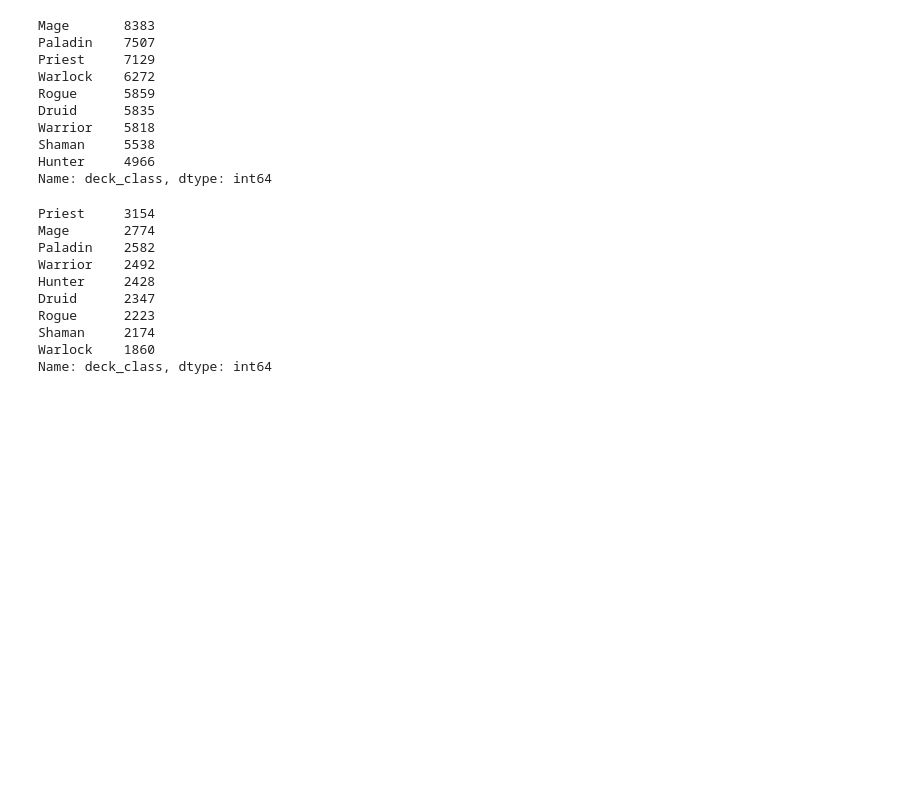
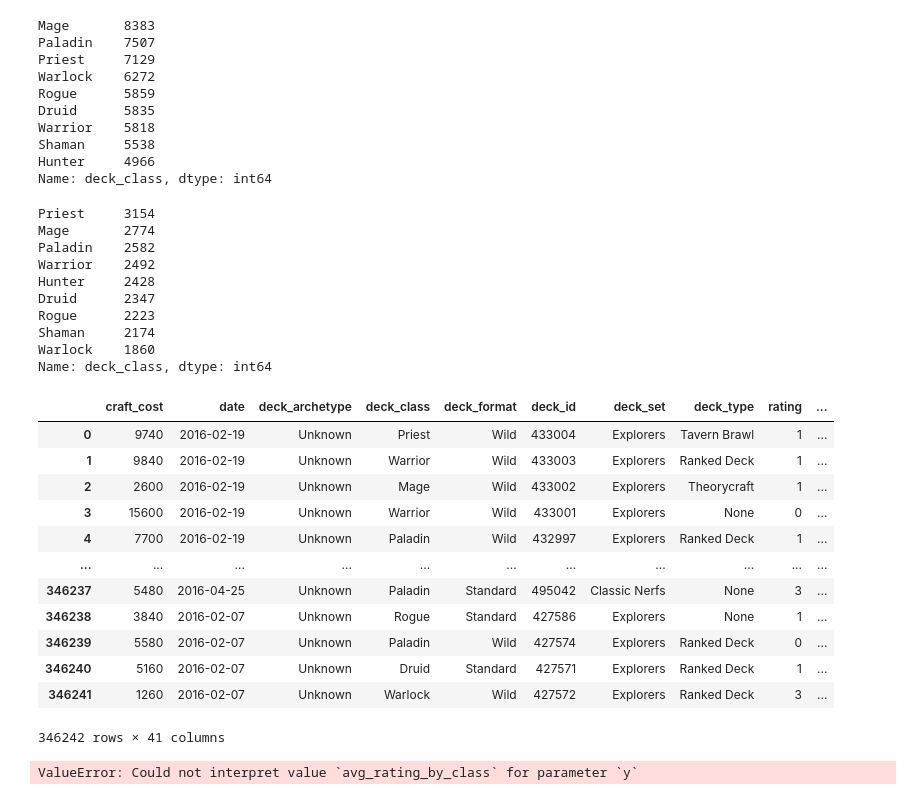
Before and after one commit to nicKLas-317/hs_eda, a Jupyter notebook: Hearthstone.ipynb, the cells around one changed output. Cells and saved outputs as stored; diff of their text form; code cells hidden in the pictures; blank space fills up the shorter version.

```diff
--- a/Hearthstone.ipynb
+++ b/Hearthstone.ipynb
@@ -369,3 +368,24 @@ Rogue      2223
 Shaman     2174
 Warlock    1860
 Name: deck_class, dtype: int64
+# %%
+decks
+# %% [output]
+|  | craft_cost | date | deck_archetype | deck_class | deck_format | deck_id | deck_set | deck_type | rating | ... |
+| 0 | 9740 | 2016-02-19 | Unknown | Priest | Wild | 433004 | Explorers | Tavern Brawl | 1 | ... |
+| 1 | 9840 | 2016-02-19 | Unknown | Warrior | Wild | 433003 | Explorers | Ranked Deck | 1 | ... |
+| 2 | 2600 | 2016-02-19 | Unknown | Mage | Wild | 433002 | Explorers | Theorycraft | 1 | ... |
+| 3 | 15600 | 2016-02-19 | Unknown | Warrior | Wild | 433001 | Explorers | None | 0 | ... |
+| 4 | 7700 | 2016-02-19 | Unknown | Paladin | Wild | 432997 | Explorers | Ranked Deck | 1 | ... |
+| ... | ... | ... | ... | ... | ... | ... | ... | ... | ... | ... |
+| 346237 | 5480 | 2016-04-25 | Unknown | Paladin | Standard | 495042 | Classic Nerfs | None | 3 | ... |
+| 346238 | 3840 | 2016-02-07 | Unknown | Rogue | Standard | 427586 | Explorers | None | 1 | ... |
+| 346239 | 5580 | 2016-02-07 | Unknown | Paladin | Wild | 427574 | Explorers | Ranked Deck | 0 | ... |
+| 346240 | 5160 | 2016-02-07 | Unknown | Druid | Standard | 427571 | Explorers | Ranked Deck | 1 | ... |
+| 346241 | 1260 | 2016-02-07 | Unknown | Warlock | Wild | 427572 | Explorers | Ranked Deck | 3 | ... |
+346242 rows × 41 columns
+# %%
+avg_rating_by_class = decks.rating.groupby(decks.deck_class).mean()
+sns.relplot(x="deck_class", y="avg_rating_by_class", data=avg_rating_by_class)
+# %% [output]
+ValueError: Could not interpret value `avg_rating_by_class` for parameter `y`
```
Also changed, not shown: parts of 15 cells of this notebook.
